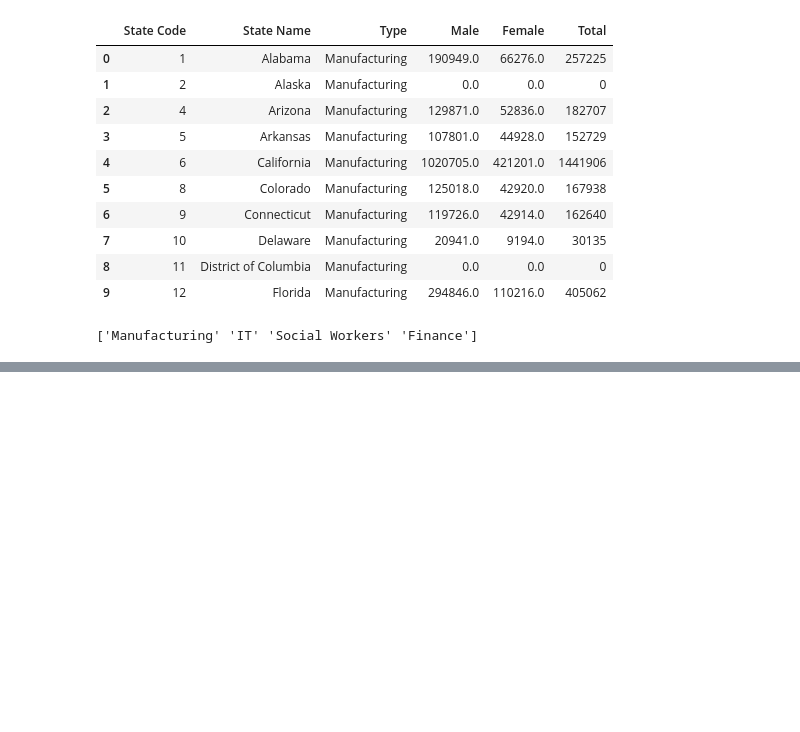
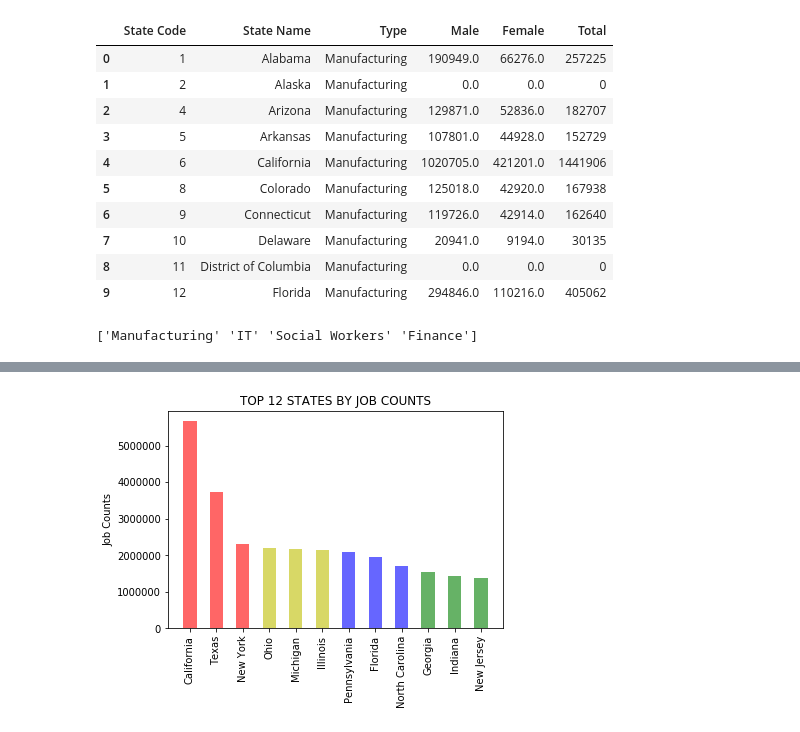
Before and after one commit to scooops94/Project_CSS, a Jupyter notebook: chart/Chart_job_census_data.ipynb, the cells around one changed output, grey strips where cells are left out. Drawn from its saved outputs; the diff is of its cells as text; code cells hidden in the pictures; blank space fills up the shorter version.

Commit message:
upload top 12 state bar chart

```diff
--- a/chart/Chart_job_census_data.ipynb
+++ b/chart/Chart_job_census_data.ipynb
@@ -110,0 +111,17 @@ plt.show()
+# %%
+# sort the state by the employment value
+df_chart_states = df_chart.groupby("State Name").sum()
+df_alljob_state = df_chart_states.sort_values(by="Total",ascending = False).head(12)
+# top 12 state total ----[int]
+y_total_state = df_alljob_state["Total"].to_list()
+# top 12 state total labels ----[str]
+x_total_state = df_alljob_state.index.values.tolist()
+
+plt.bar(x_total_state, y_total_state, color=['r','r','r','y','y','y','b','b','b','g','g','g'], alpha=0.6, align="center",width= 0.5)
+plt.xticks(rotation = 'vertical')
+plt.title("TOP 12 STATES BY JOB COUNTS")
+plt.ylabel("Job Counts")
+plt.savefig("Top States Job Counts")
+plt.show()
+# %% [output]
+[figure, added]
```
Also changed, not shown: parts of 4 cells of this notebook, 8 other files.
